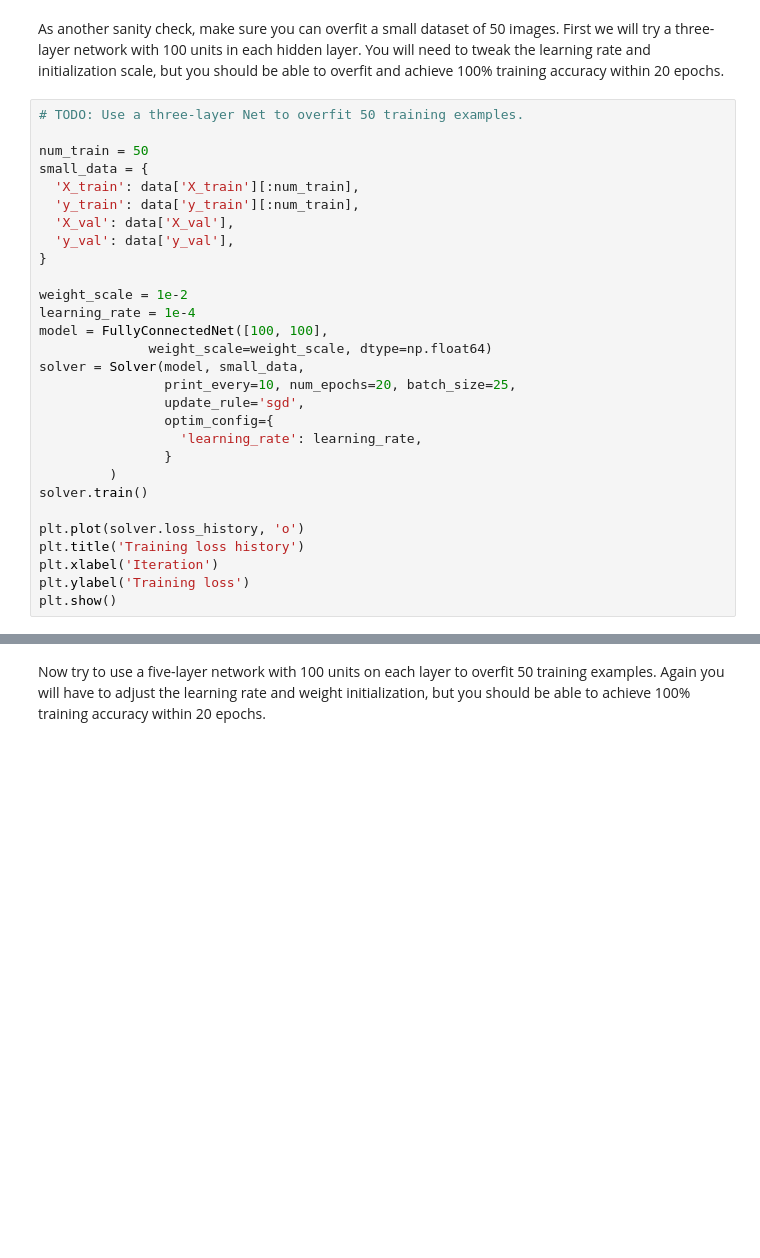
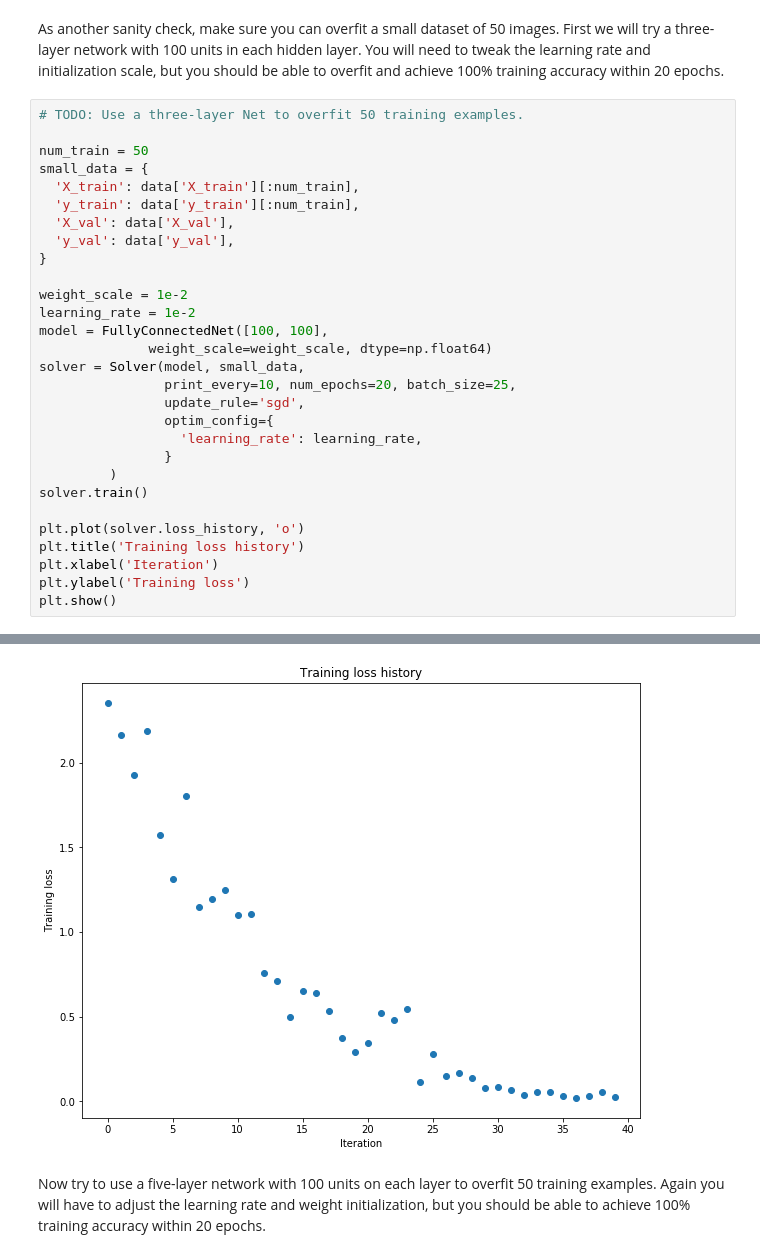
Before and after one commit to halimacc/CS231n-assignments, a Jupyter notebook: assignment2/FullyConnectedNets.ipynb, the cells around one changed output, grey strips where cells are left out. Cells and saved outputs as stored; diff of their text form; blank space fills up the shorter version.

```diff
--- a/assignment2/FullyConnectedNets.ipynb
+++ b/assignment2/FullyConnectedNets.ipynb
@@ -415,7 +432,7 @@ small_data = {
 }
 
 weight_scale = 1e-2
-learning_rate = 1e-4
+learning_rate = 1e-2
 model = FullyConnectedNet([100, 100],
               weight_scale=weight_scale, dtype=np.float64)
 solver = Solver(model, small_data,
@@ -432,3 +449,4 @@ plt.title('Training loss history')
 plt.xlabel('Iteration')
 plt.ylabel('Training loss')
 plt.show()
+# %% [output]
@@ -435,3 +470,4 @@ plt.show()
+[figure, added]
 # %% [markdown]
 Now try to use a five-layer network with 100 units on each layer to overfit 50 training examples. Again you will have to adjust the learning rate and weight initialization, but you should be able to achieve 100% training accuracy within 20 epochs.
 # %%
```
Also changed, not shown: parts of 14 cells of this notebook, 3 other files.
